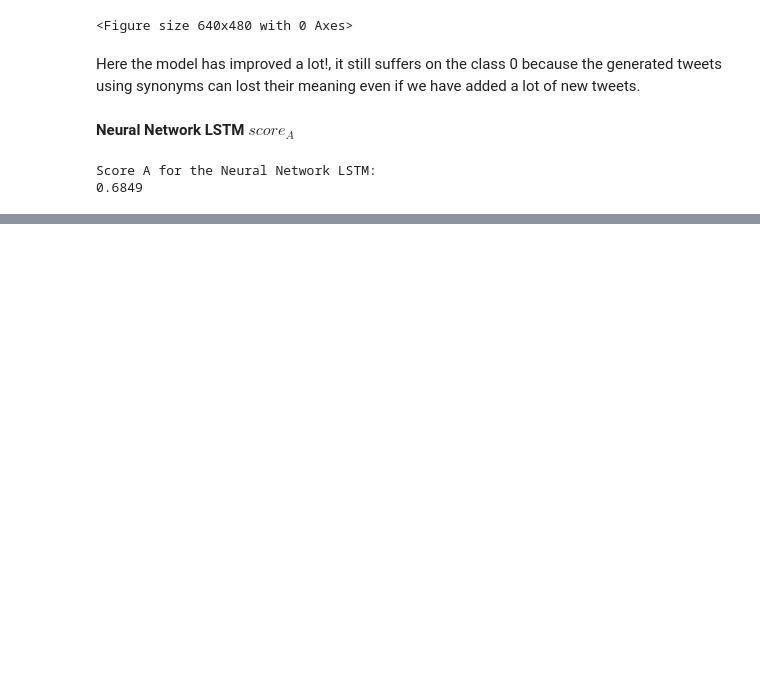
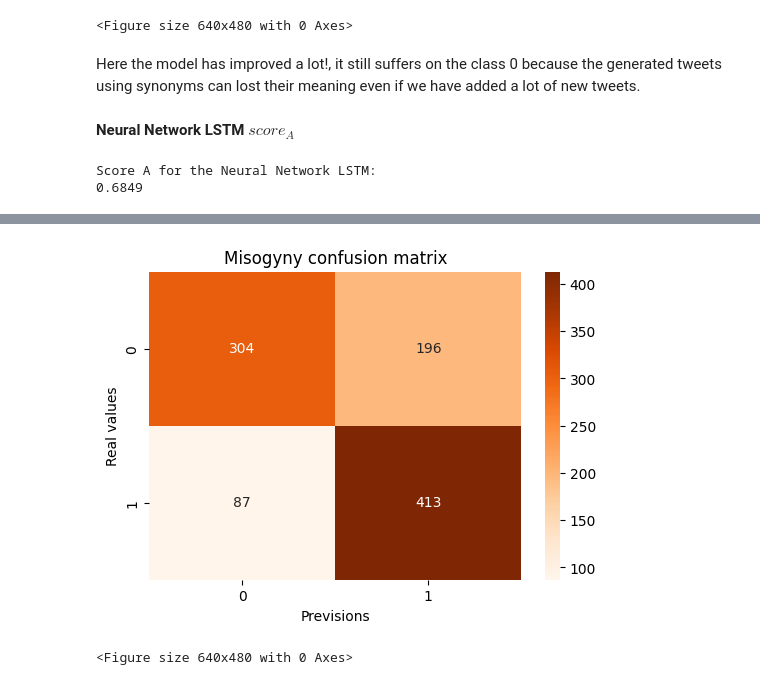
Before and after one commit to SigFerdo/Natural-Language-Processing-2023, a Jupyter notebook: task.ipynb, the cells around one changed output, grey strips where cells are left out. Saved outputs shown, nothing was run; the diff lists cells and outputs as text; code cells hidden in the pictures; blank space fills up the shorter version.

Commit message:
added logistic reg

```diff
--- a/task.ipynb
+++ b/task.ipynb
@@ -993,0 +997,19 @@ Score A for the Neural Network LSTM:
+# %%
+from sklearn.linear_model import LogisticRegression
+
+def test_logistic_regression(vectorizer, train_set, test_set):
+    train_features = vectorizer.fit_transform(train_set["text"])
+    test_features = vectorizer.transform(test_set["text"])
+
+    lr_model = LogisticRegression()
+    lr_model.fit(train_features, train_set["label"])
+
+    predictions = lr_model.predict(test_features)
+
+    f1 = f1_score(test_set["label"], predictions)
+    print("F1 score:", f"{f1:.4f}")
+
+    classification_rep = classification_report(test_set["label"], predictions)
+    print("Classification report:\n", classification_rep)
+
+    return f1, predictions
@@ -993,0 +1018,6 @@ Score A for the Neural Network LSTM:
+# %%
+train_set_miso_lr = pd.DataFrame(train_set_miso)
+test_set_miso_lr = pd.DataFrame(test_set_miso)
+
+vectorizer = TfidfVectorizer(tokenizer=custom_no_stem_tokenizer)
+f1, predictions = test_logistic_regression(vectorizer, train_set_miso_lr, test_set_miso_lr)
@@ -993,0 +1035,5 @@ Score A for the Neural Network LSTM:
+# %%
+print_confusion_matrix(predictions, test_set_miso_lr, "Misogyny confusion matrix")
+# %% [output]
+[figure, added]
+<Figure size 640x480 with 0 Axes>
```
Also changed, not shown: parts of 16 cells of this notebook.
